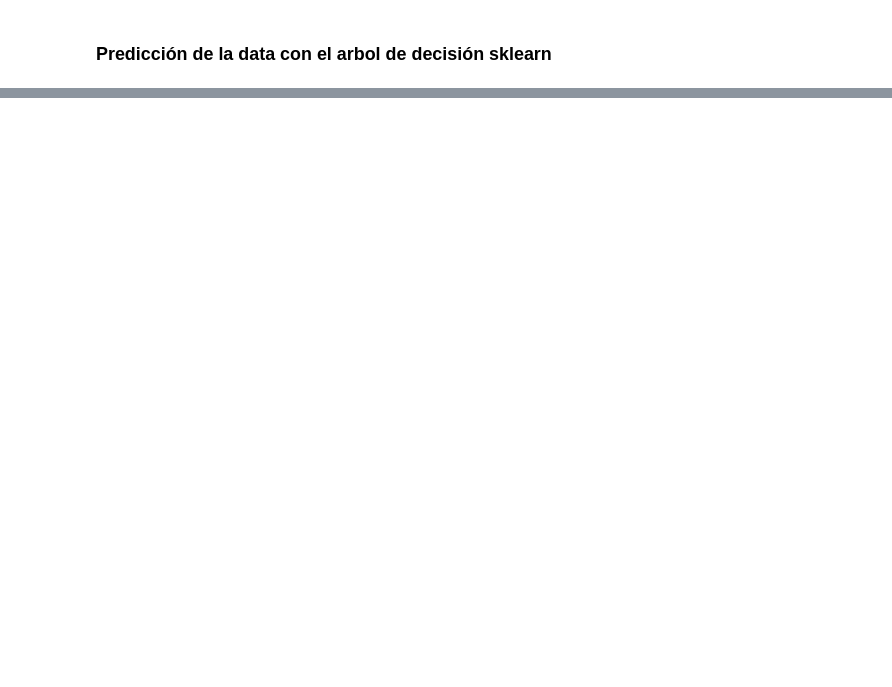
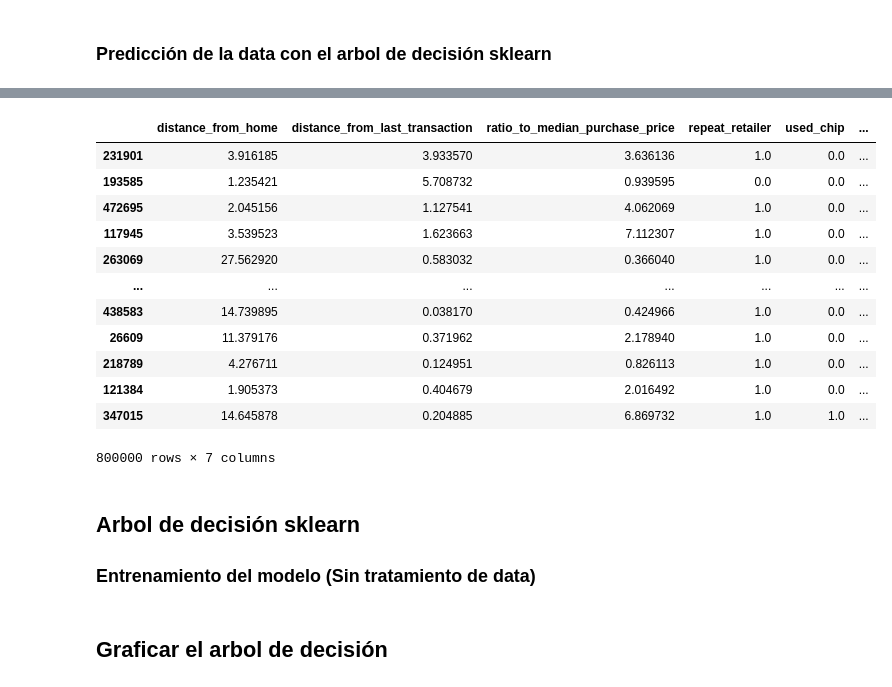
Before and after one commit to Machine1314/Proyecto-Final-AI, a Jupyter notebook: credit_card_fraud.ipynb, the cells around one changed output, grey strips where cells are left out. Saved outputs shown, nothing was run; the diff lists cells and outputs as text; code cells hidden in the pictures; blank space fills up the shorter version.

```diff
--- a/credit_card_fraud.ipynb
+++ b/credit_card_fraud.ipynb
@@ -254,0 +263,7 @@ acc = sklearn.metrics.accuracy_score(w_true, y_respuesta, normalize=True, sample
+# %%
+trainSin, testSin = train_test_split(dframeArbol, test_size=0.2)
+# %%
+t_data = trainSin[trainSin.columns[0:7]]
+t_target = trainSin[trainSin.columns[7]]
+w_test = testSin[testSin.columns[0:7]]
+w_true = testSin[testSin.columns[7]]  #Para validar el accuracy
@@ -254,0 +285,19 @@ acc = sklearn.metrics.accuracy_score(w_true, y_respuesta, normalize=True, sample
+# %%
+t_data
+# %% [output]
+|  | distance_from_home | distance_from_last_transaction | ratio_to_median_purchase_price | repeat_retailer | used_chip | ... |
+| 231901 | 3.916185 | 3.933570 | 3.636136 | 1.0 | 0.0 | ... |
+| 193585 | 1.235421 | 5.708732 | 0.939595 | 0.0 | 0.0 | ... |
+| 472695 | 2.045156 | 1.127541 | 4.062069 | 1.0 | 0.0 | ... |
+| 117945 | 3.539523 | 1.623663 | 7.112307 | 1.0 | 0.0 | ... |
+| 263069 | 27.562920 | 0.583032 | 0.366040 | 1.0 | 0.0 | ... |
+| ... | ... | ... | ... | ... | ... | ... |
+| 438583 | 14.739895 | 0.038170 | 0.424966 | 1.0 | 0.0 | ... |
+| 26609 | 11.379176 | 0.371962 | 2.178940 | 1.0 | 0.0 | ... |
+| 218789 | 4.276711 | 0.124951 | 0.826113 | 1.0 | 0.0 | ... |
+| 121384 | 1.905373 | 0.404679 | 2.016492 | 1.0 | 0.0 | ... |
+| 347015 | 14.645878 | 0.204885 | 6.869732 | 1.0 | 1.0 | ... |
+800000 rows × 7 columns
+# %% [markdown]
+## Arbol de decisión sklearn
+### Entrenamiento del modelo (Sin tratamiento de data)
@@ -254,0 +307,2 @@ acc = sklearn.metrics.accuracy_score(w_true, y_respuesta, normalize=True, sample
+# %% [markdown]
+## Graficar el arbol de decisión
```
Also changed, not shown: parts of 47 cells of this notebook.
